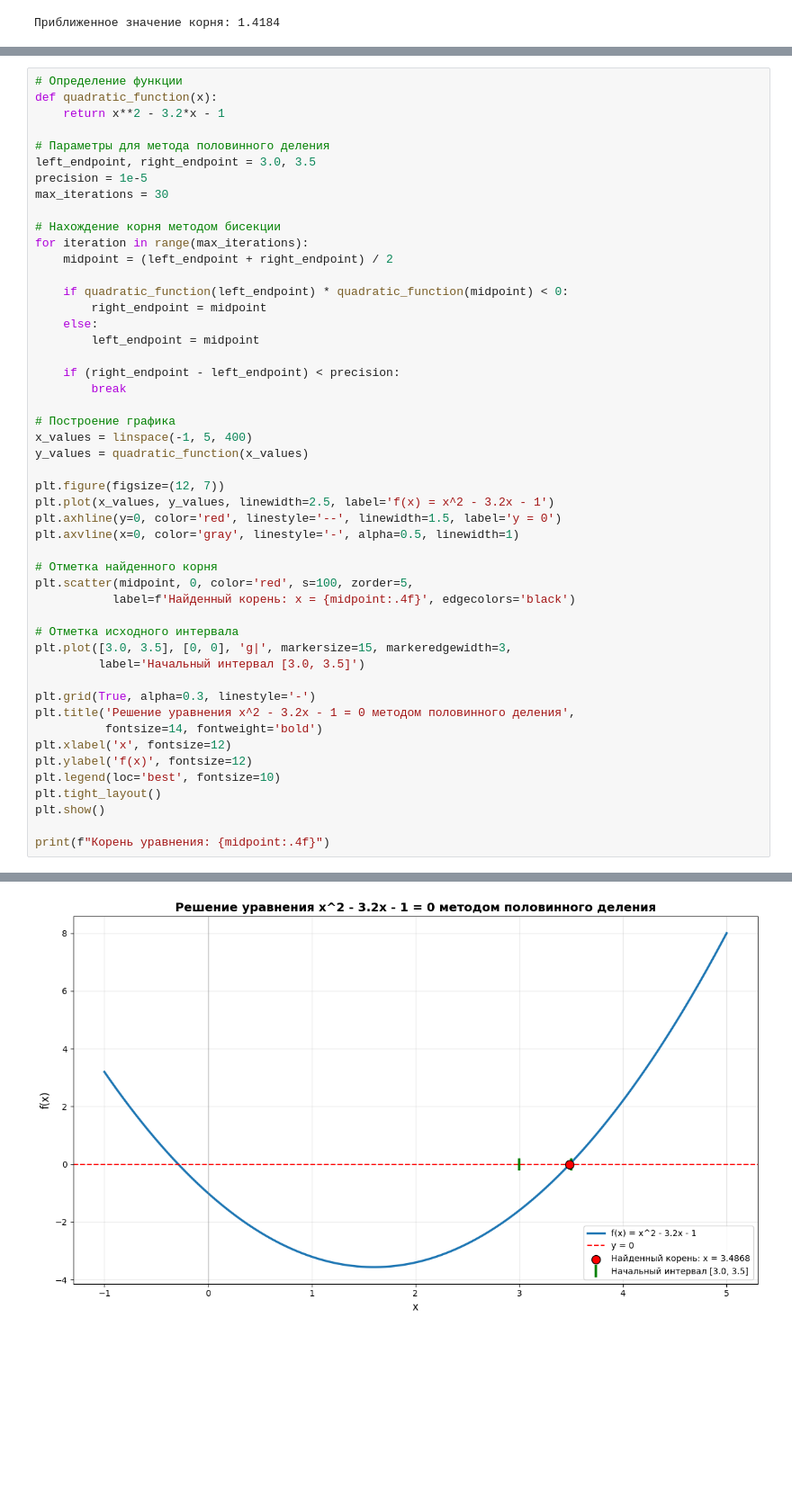
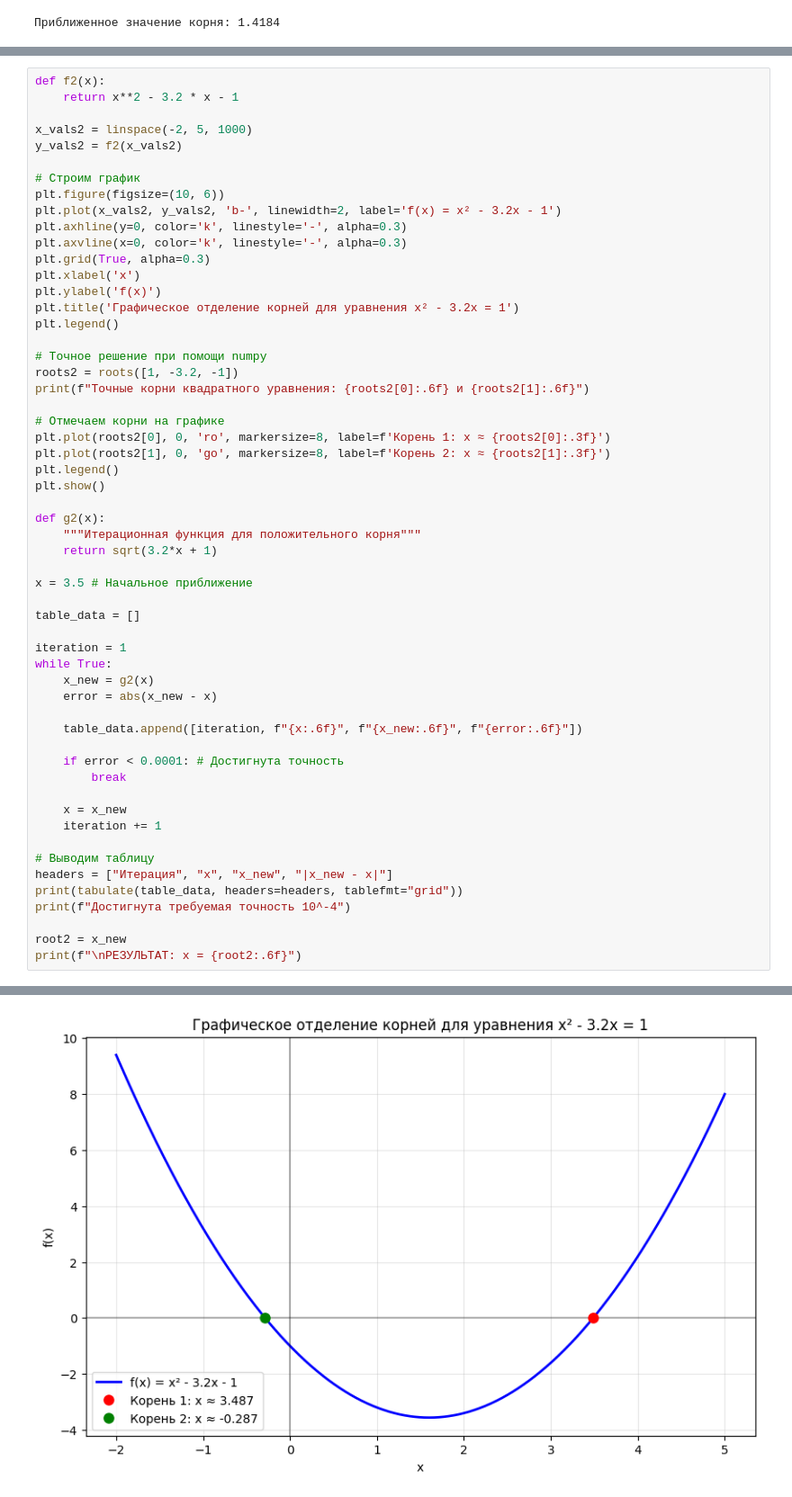
Before and after one commit to Linnzi/College, a Jupyter notebook: Численные методы/2.6(стр 94).ipynb, the cells around one changed output, grey strips where cells are left out. Shown at 90% size. Saved outputs shown, nothing was run; the diff lists cells and outputs as text; blank space fills up the shorter version.

```diff
--- a/Численные методы/2.6(стр 94).ipynb
+++ b/Численные методы/2.6(стр 94).ipynb
@@ -51,51 +57,58 @@ print(f"Приближенное значение корня: {midpoint:.4f}")
 ### Отделите графически корни уравнения x^2 - 3,2x = 1. Найти одним из итерационных методов действительный корень данного уравнения с точностью 10^-4
 # %%
-# Определение функции
-def quadratic_function(x):
-    return x**2 - 3.2*x - 1
+def f2(x):
+    return x**2 - 3.2 * x - 1
 
-# Параметры для метода половинного деления
-left_endpoint, right_endpoint = 3.0, 3.5
-precision = 1e-5
-max_iterations = 30
+x_vals2 = linspace(-2, 5, 1000)
+y_vals2 = f2(x_vals2)
 
-# Нахождение корня методом бисекции
-for iteration in range(max_iterations):
-    midpoint = (left_endpoint + right_endpoint) / 2
+# Строим график
+plt.figure(figsize=(10, 6))
+plt.plot(x_vals2, y_vals2, 'b-', linewidth=2, label='f(x) = x² - 3.2x - 1')
+plt.axhline(y=0, color='k', linestyle='-', alpha=0.3)
+plt.axvline(x=0, color='k', linestyle='-', alpha=0.3)
+plt.grid(True, alpha=0.3)
+plt.xlabel('x')
+plt.ylabel('f(x)')
+plt.title('Графическое отделение корней для уравнения x² - 3.2x = 1')
+plt.legend()
 
-    if quadratic_function(left_endpoint) * quadratic_function(midpoint) < 0:
-        right_endpoint = midpoint
-    else:
-        left_endpoint = midpoint
+# Точное решение при помощи numpy
+roots2 = roots([1, -3.2, -1])
+print(f"Точные корни квадратного уравнения: {roots2[0]:.6f} и {roots2[1]:.6f}")
 
-    if (right_endpoint - left_endpoint) < precision:
+# Отмечаем корни на графике
+plt.plot(roots2[0], 0, 'ro', markersize=8, label=f'Корень 1: x ≈ {roots2[0]:.3f}')
+plt.plot(roots2[1], 0, 'go', markersize=8, label=f'Корень 2: x ≈ {roots2[1]:.3f}')
+plt.legend()
+plt.show()
+
+def g2(x):
+    """Итерационная функция для положительного корня"""
+    return sqrt(3.2*x + 1)
+
+x = 3.5 # Начальное приближение
+
+table_data = []
+
+iteration = 1
+while True:
+    x_new = g2(x)
+    error = abs(x_new - x)
+
+    table_data.append([iteration, f"{x:.6f}", f"{x_new:.6f}", f"{error:.6f}"])
+
+    if error < 0.0001: # Достигнута точность
         break
 
-# Построение графика
-x_values = linspace(-1, 5, 400)
-y_values = quadratic_function(x_values)
+    x = x_new
+    iteration += 1
 
-plt.figure(figsize=(12, 7))
-plt.plot(x_values, y_values, linewidth=2.5, label='f(x) = x^2 - 3.2x - 1')
-plt.axhline(y=0, color='red', linestyle='--', linewidth=1.5, label='y = 0')
-plt.axvline(x=0, color='gray', linestyle='-', alpha=0.5, linewidth=1)
+# Выводим таблицу
+headers = ["Итерация", "x", "x_new", "|x_new - x|"]
+print(tabulate(table_data, headers=headers, tablefmt="grid"))
+print(f"Достигнута требуемая точность 10^-4")
 
-# Отметка найденного корня
-plt.scatter(midpoint, 0, color='red', s=100, zorder=5,
-           label=f'Найденный корень: x = {midpoint:.4f}', edgecolors='black')
-
-# Отметка исходного интервала
-plt.plot([3.0, 3.5], [0, 0], 'g|', markersize=15, markeredgewidth=3,
-         label='Начальный интервал [3.0, 3.5]')
-
-plt.grid(True, alpha=0.3, linestyle='-')
-plt.title('Решение уравнения x^2 - 3.2x - 1 = 0 методом половинного деления',
-          fontsize=14, fontweight='bold')
-plt.xlabel('x', fontsize=12)
-plt.ylabel('f(x)', fontsize=12)
-plt.legend(loc='best', fontsize=10)
-plt.tight_layout()
-plt.show()
-
-print(f"Корень уравнения: {midpoint:.4f}")
+root2 = x_new
+print(f"\nРЕЗУЛЬТАТ: x = {root2:.6f}")
 # %% [output]
@@ -102 +116 @@ print(f"Корень уравнения: {midpoint:.4f}")
-[figure, old version]
+[figure, new version]
```
Also changed, not shown: parts of 10 cells of this notebook, 10 other files.
